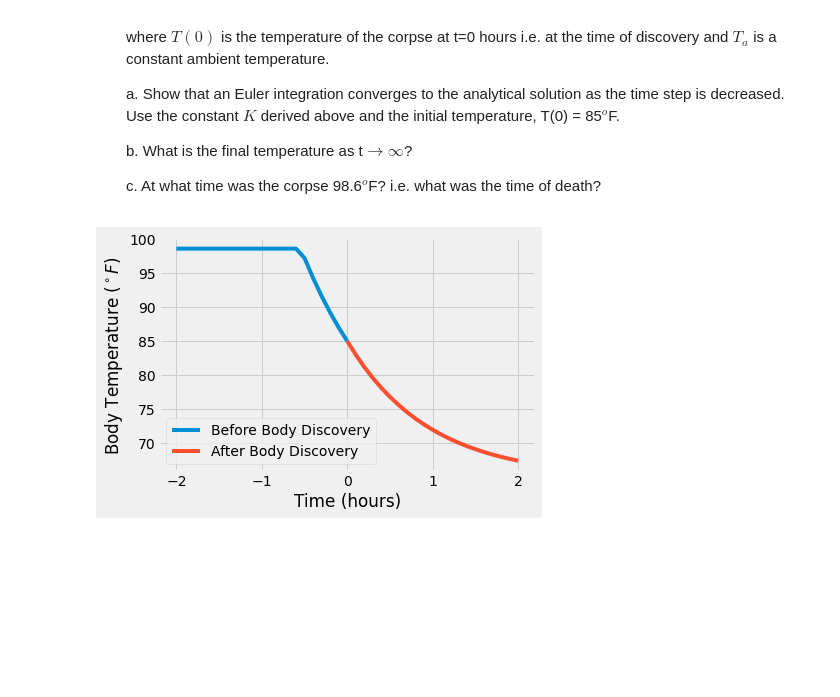
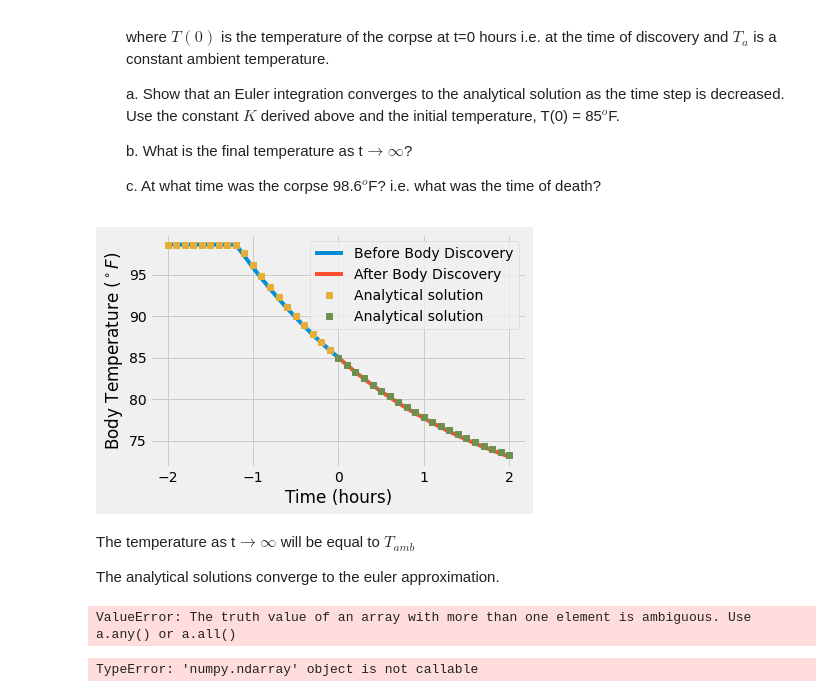
Before and after one commit to hamwalker/computational-mechanics, a Jupyter notebook: projects/notebooks/01_Getting-started-project.ipynb, the cells around one changed output. Saved outputs shown, nothing was run; the diff lists cells and outputs as text; code cells hidden in the pictures; blank space fills up the shorter version.

```diff
--- a/projects/notebooks/01_Getting-started-project.ipynb
+++ b/projects/notebooks/01_Getting-started-project.ipynb
@@ -62,26 +64,54 @@ k= ret_k(T0, T2, T_amb, dt)
 # %%
 t = np.linspace(0, 2, 21)
 dt = t[1]- t[0]
 T_amb = 65
-K = 1
+# K = 1
 
 T_eul_f = np.zeros(len(t))
 T_eul_b = np.zeros(len(t))
+T_anal_b = np.zeros(len(t))
+T_anal_f = T_anal_b
+
 
 T_eul_f[0] = 85
 T_eul_b[0] = 85
+T_anal_b[0] = 85
+
+T_anal_b= T_amb+(T_anal_b[0] - T_amb)*np.exp(K*t)
+T_anal_f= T_amb+(T_anal_b[0] - T_amb)*np.exp(-K*t)
 
 for i in range(1, len(t)):
     T_eul_f[i] = T_eul_f[i-1] - K*(T_eul_f[i-1] - T_amb)*dt
     T_eul_b[i] = T_eul_b[i-1] + K*(T_eul_b[i-1] - T_amb)*dt
 
 T_eul_b[T_eul_b > 98.6] = 98.6
+T_anal_b[T_anal_b > 98.6] = 98.6
 
 plt.plot(-t, T_eul_b,  label='Before Body Discovery')
 plt.plot(t, T_eul_f, label='After Body Discovery')
+plt.plot(-t, T_anal_b,'s',t, T_anal_f,'s', label='Analytical solution')
+# plt.plot('s', label='Analytical solution')
 plt.legend(loc='best')
 # plt.grid(axis='both')
 plt.ylabel('Body Temperature ($^\circ F$)')
 plt.xlabel('Time (hours)');
 # %% [output]
-[figure, old version]
+[figure, new version]
+# %% [markdown]
+The temperature as t$\rightarrow\infty$ will be equal to $T_{amb}$
+
+The analytical solutions converge to the euler approximation.
+# %%
+living= T_eul_b==98.6
+np.flip(living)
+
+for i in living:
+    if living[i]== True:
+        time=i
+# %% [output]
+ValueError: The truth value of an array with more than one element is ambiguous. Use a.any() or a.all()
+# %%
+living= T_eul_b==98.6
+living(3)
+# %% [output]
+TypeError: 'numpy.ndarray' object is not callable
```
Also changed, not shown: parts of 1 cell of this notebook, 1 other file.
